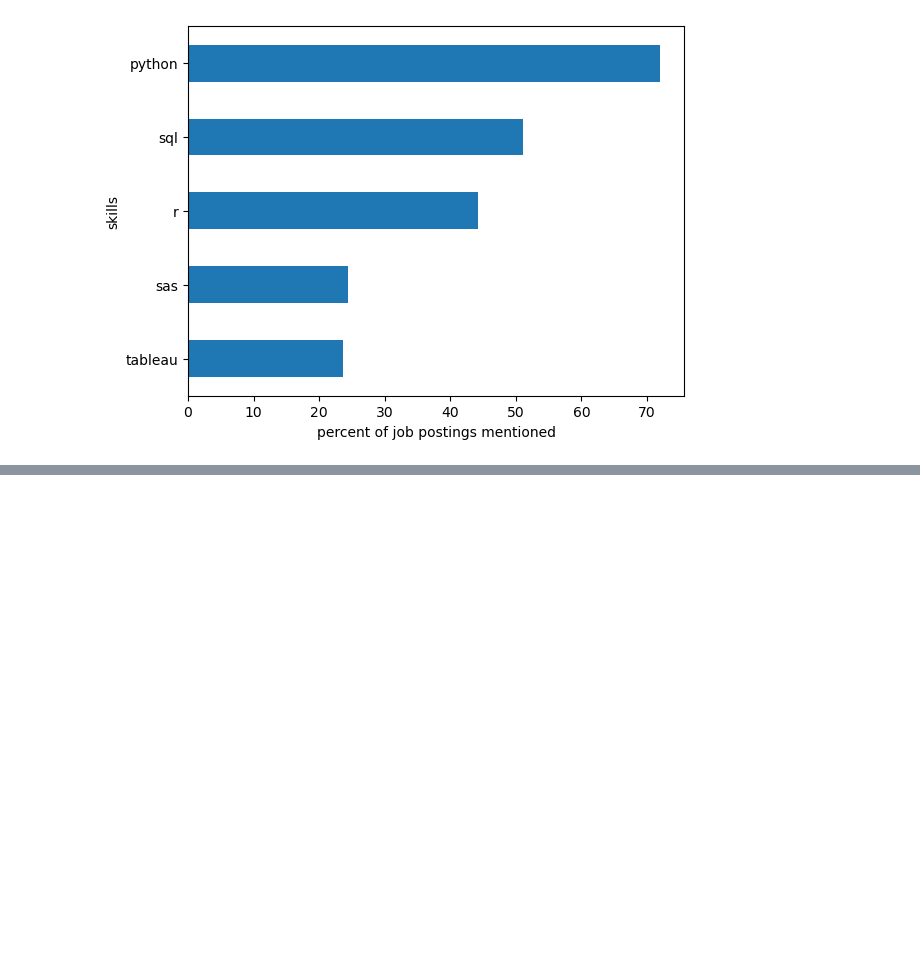
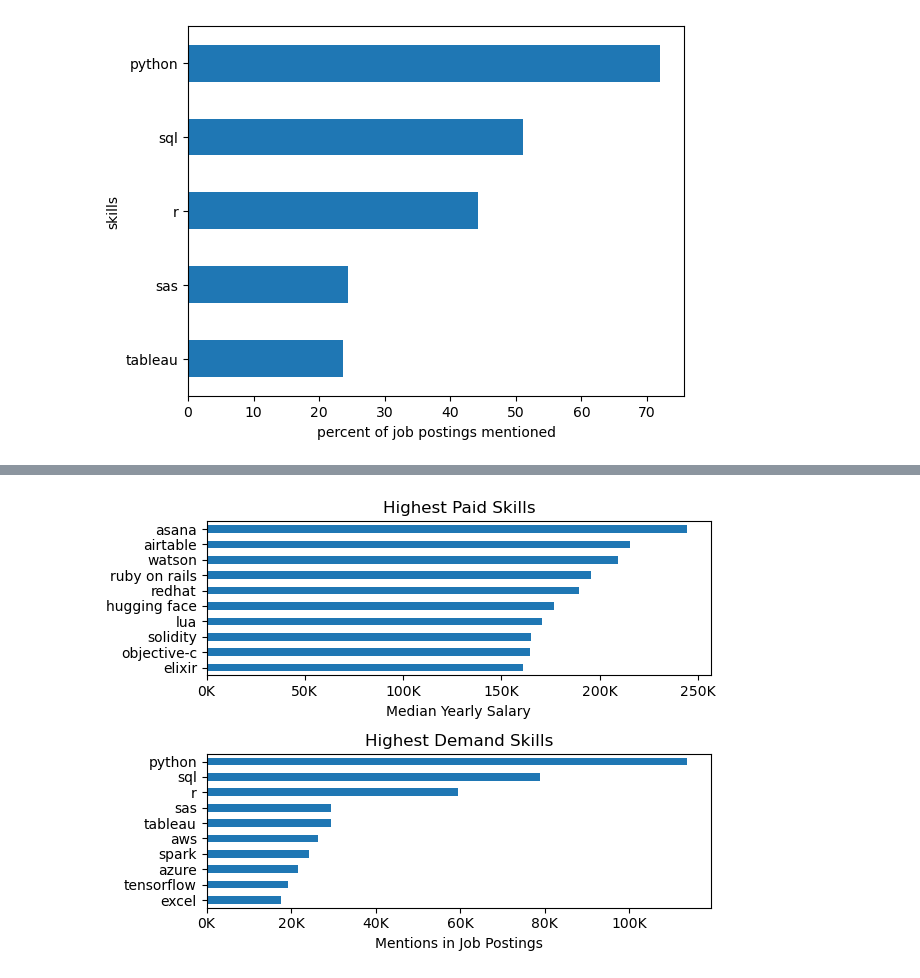
Before and after one commit to alejandrogomezpaz/Python-Project, a Jupyter notebook: skills.IPYNB, the cells around one changed output, grey strips where cells are left out. Cells and saved outputs as stored; diff of their text form; code cells hidden in the pictures; blank space fills up the shorter version.

```diff
--- a/skills.IPYNB
+++ b/skills.IPYNB
@@ -48,0 +91,25 @@ KeyError: 'month'
+# %%
+df_ds = df[df['job_title_short'] == 'Data Scientist']
+
+df_ds_exploded = df_ds.explode('job_skills')
+
+highest_pay = df_ds_exploded.groupby("job_skills")['salary_year_avg'].median().sort_values(ascending=False).head(10)
+
+highest_demand = df_ds_exploded["job_skills"].value_counts(ascending=False).head(10)
+
+figure, ax = plt.subplots(2, 1)
+
+highest_pay.sort_values(ascending=True).plot(kind="barh", ax=ax[0], title="Highest Paid Skills")
+
+highest_demand.sort_values(ascending=True).plot(kind="barh", ax=ax[1], title="Highest Demand Skills")
+
+ax[0].xaxis.set_major_formatter(mticker.FuncFormatter(lambda x, _: f"{int(x/1000)}K"))
+ax[0].set_xlabel("Median Yearly Salary")
+ax[0].set_ylabel("")
+ax[1].xaxis.set_major_formatter(mticker.FuncFormatter(lambda x, _: f"{int(x/1000)}K"))
+ax[1].set_xlabel("Mentions in Job Postings")
+ax[1].set_ylabel("")
+
+plt.tight_layout()
+# %% [output]
+[figure, added]
```
Also changed, not shown: parts of 5 cells of this notebook, 1 other file.
